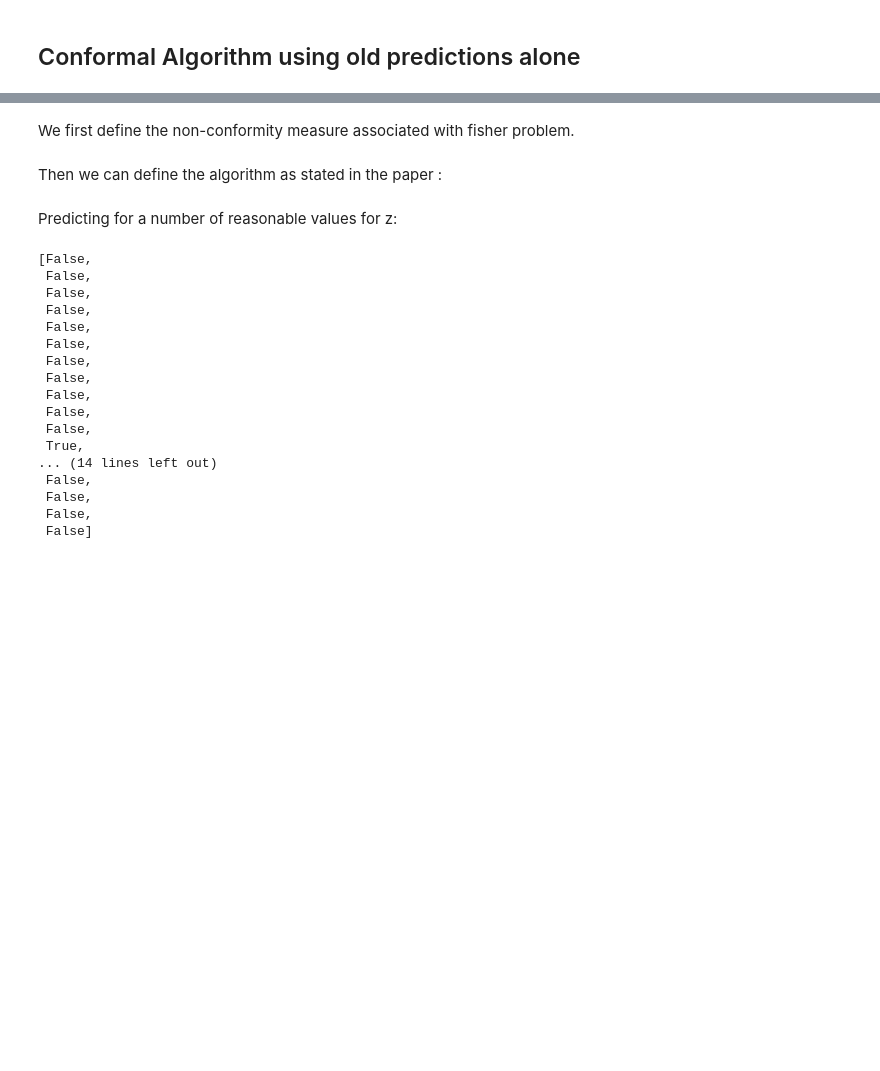
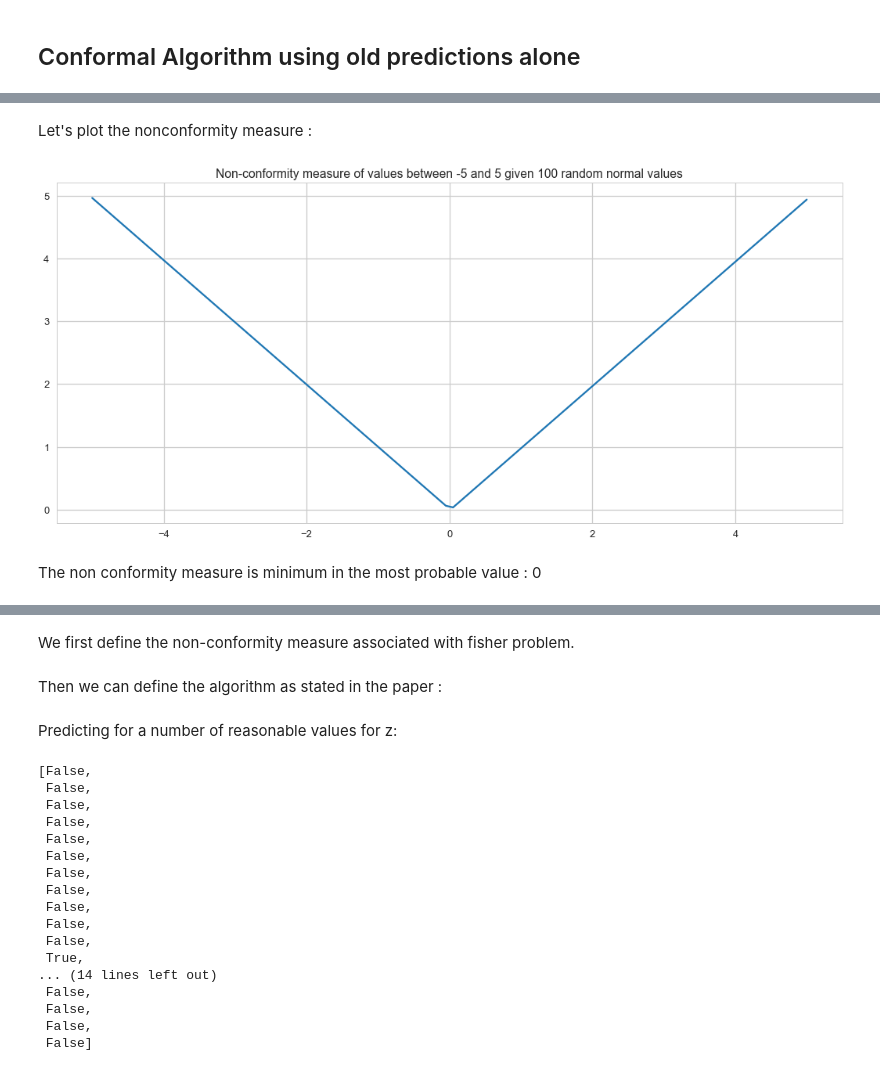
Before and after one commit to eacquarone/OnlineLearning, a Jupyter notebook: Online Learning.ipynb, the cells around one changed output, grey strips where cells are left out. Saved outputs shown, nothing was run; the diff lists cells and outputs as text; code cells hidden in the pictures; blank space fills up the shorter version.

```diff
--- a/Online Learning.ipynb
+++ b/Online Learning.ipynb
@@ -22,0 +96,20 @@ list_fisher = [17,20,10,17,12,15,19,22,17,
+# %%
+def nonconformity_measure(previous_values, new_value):
+    estimation = np.sum(previous_values) + new_value
+    estimation /= (len(previous_values) + 1.)
+
+    return np.abs(estimation - new_value)
+# %% [markdown]
+Let's plot the nonconformity measure :
+# %%
+space = np.linspace(-5, 5, 100)
+scores = [nonconformity_measure(Z, x) for x in space]
+
+plt.figure(figsize=(18, 8))
+plt.title(f"Non-conformity measure of values between -5 and 5 given {n} random normal values")
+plt.plot(space, scores)
+plt.show()
+# %% [output]
+[figure, added]
+# %% [markdown]
+The non conformity measure is minimum in the most probable value : 0
```
Also changed, not shown: parts of 18 cells of this notebook, 1 other file.
